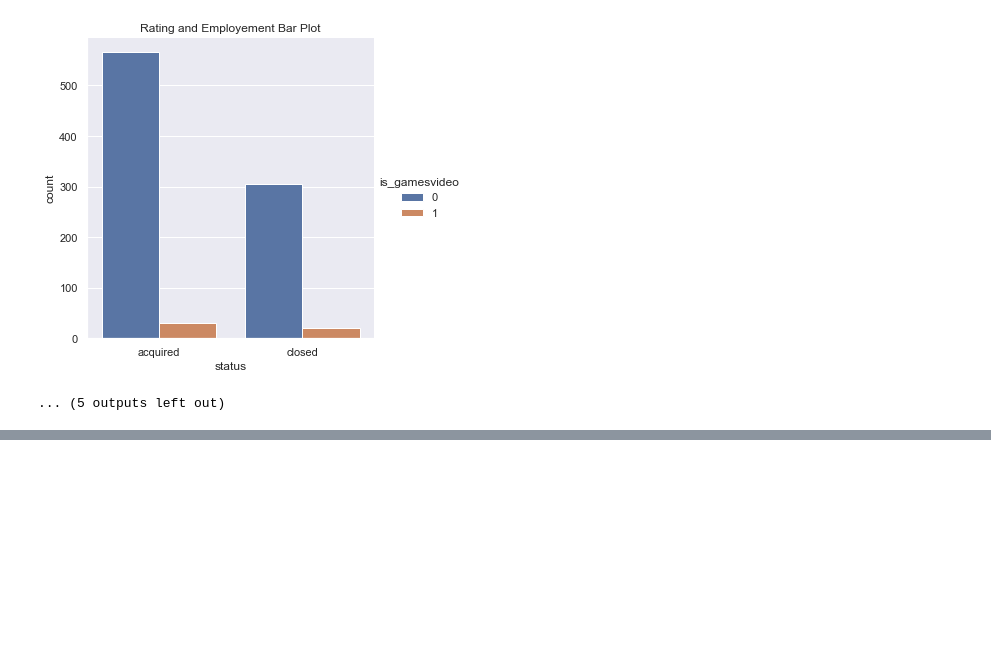
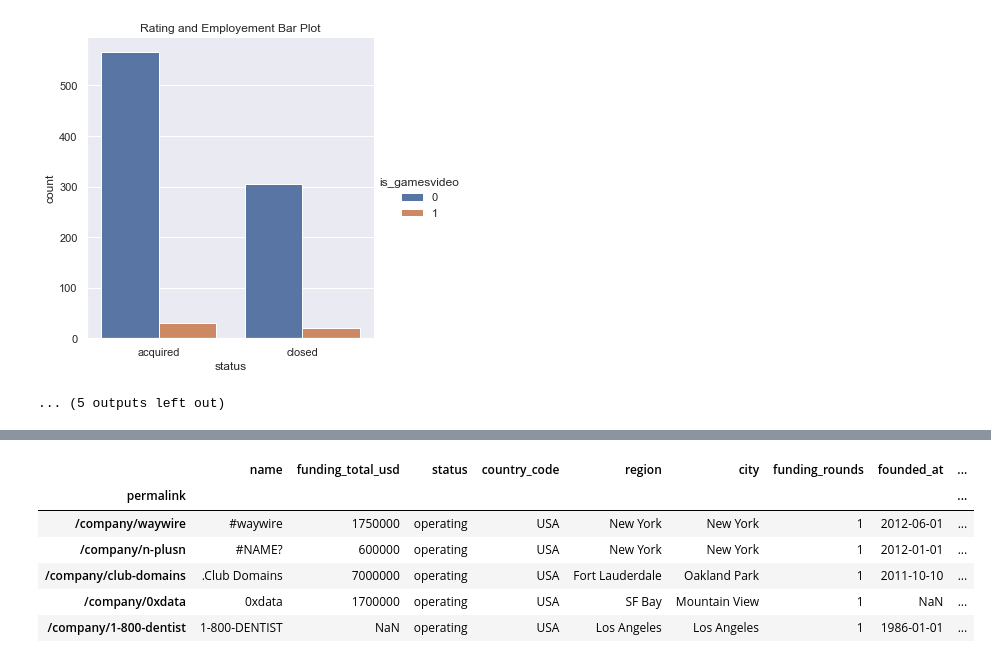
Before and after one commit to Kanupriya-12/SC5010-Data-Science-Project, a Jupyter notebook: EDA_Startup_Prediction.ipynb, the cells around one changed output, grey strips where cells are left out. Cells and saved outputs as stored; diff of their text form; code cells hidden in the pictures; blank space fills up the shorter version.

```diff
--- a/EDA_Startup_Prediction.ipynb
+++ b/EDA_Startup_Prediction.ipynb
@@ -154,0 +213,12 @@ for var in categorical:
+# %%
+cb_companies = pd.get_dummies(cb_companies, columns = ["category_code", "state_code"], prefix = "is", drop_first = True)
+cb_companies
+cb_companies.head()
+# %% [output]
+|  | name | funding_total_usd | status | country_code | region | city | funding_rounds | founded_at | ... |
+| permalink |  |  |  |  |  |  |  |  | ... |
+| /company/waywire | #waywire | 1750000 | operating | USA | New York | New York | 1 | 2012-06-01 | ... |
+| /company/n-plusn | #NAME? | 600000 | operating | USA | New York | New York | 1 | 2012-01-01 | ... |
+| /company/club-domains | .Club Domains | 7000000 | operating | USA | Fort Lauderdale | Oakland Park | 1 | 2011-10-10 | ... |
+| /company/0xdata | 0xdata | 1700000 | operating | USA | SF Bay | Mountain View | 1 | NaN | ... |
+| /company/1-800-dentist | 1-800-DENTIST | NaN | operating | USA | Los Angeles | Los Angeles | 1 | 1986-01-01 | ... |
```
Also changed, not shown: parts of 17 cells of this notebook, 2 other files.
